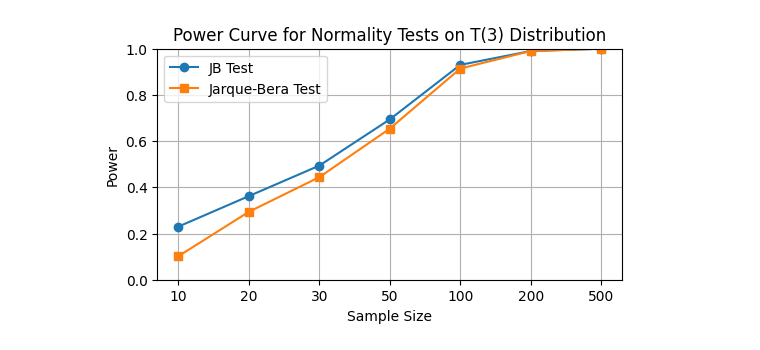
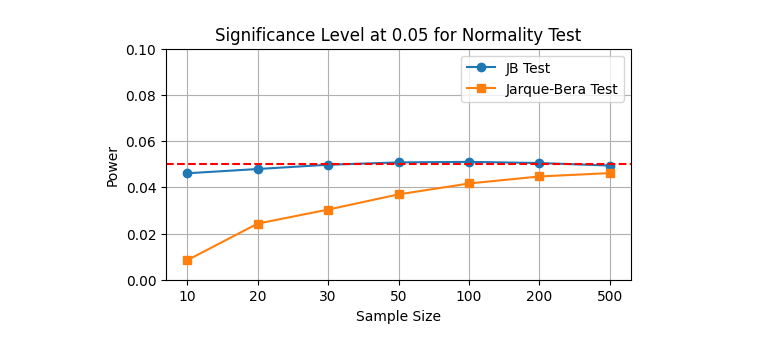
Before and after one commit to ntpuccw/InClassCoding, a Jupyter notebook: gar1119.ipynb, the cells around one changed output. Drawn from its saved outputs; the diff is of its cells as text; code cells hidden in the pictures.

```diff
--- a/gar1119.ipynb
+++ b/gar1119.ipynb
@@ -76,40 +76,42 @@ def perform_normality_tests(data):
 # generate samples from T(3) distribution
 # np.random.seed(0)
 n = [10, 20, 30, 50, 100, 200, 500]
-N = 500
+N = 50000
 alpha = 0.05
 Power = np.zeros((2, len(n)))
 Ha = ['T(3)', 'T(10)', 'Uniform', 'Chi_2(20)', \
       'skewed Normal(2)', 'skewed Normal(-4)']
 
+dist = 'Normal'
+for sample_size in n:
 
-for sample_size in n:
-    dist = 'T(3)'
     X = generate_data(dist, (N, sample_size))
     JB_stat, JB_p = JB_statistics(X)
     Power[0, n.index(sample_size)] = np.mean(JB_p < alpha)
     # print(f"Sample Size: {sample_size}, JB Test Power for T(3) distribution: {JB_power}")
     jb_stat, jb_p = jarque_bera(X, axis=1)
     Power[1, n.index(sample_size)] = np.mean(jb_p < alpha)
     # print(f"Sample Size: {sample_size}, Jarque-Bera Test Power for T(3) distribution: {jb_power}")
 # print(Power)
 # draw the power curve
 fig = plt.figure(figsize=(6, 3))
 plt.plot(Power[0, :], marker='o', label='JB Test')
 plt.plot(Power[1, :], marker='s', label='Jarque-Bera Test')
 
 plt.xlabel('Sample Size')
 plt.ylabel('Power')
-plt.title(f'Power Curve for Normality Tests on {dist} Distribution')
+
 plt.xticks(ticks=range(len(n)), labels=n)
 plt.grid()
 if dist == 'Normal':
     # draw horizontal line at alpha level
     plt.axhline(y=alpha, color='r', linestyle='--')
     plt.ylim(0, 0.1)
+    plt.title(f'Significance Level at {alpha} for Normality Test')
 else:
-    plt.ylim(0, 1)
+    plt.ylim(0, 1.1)
+    plt.title(f'Power for Normality Tests on {dist} Distribution')
 plt.legend()
 plt.show()
 # %% [output]
-[figure, old version]
+[figure, new version]
```
